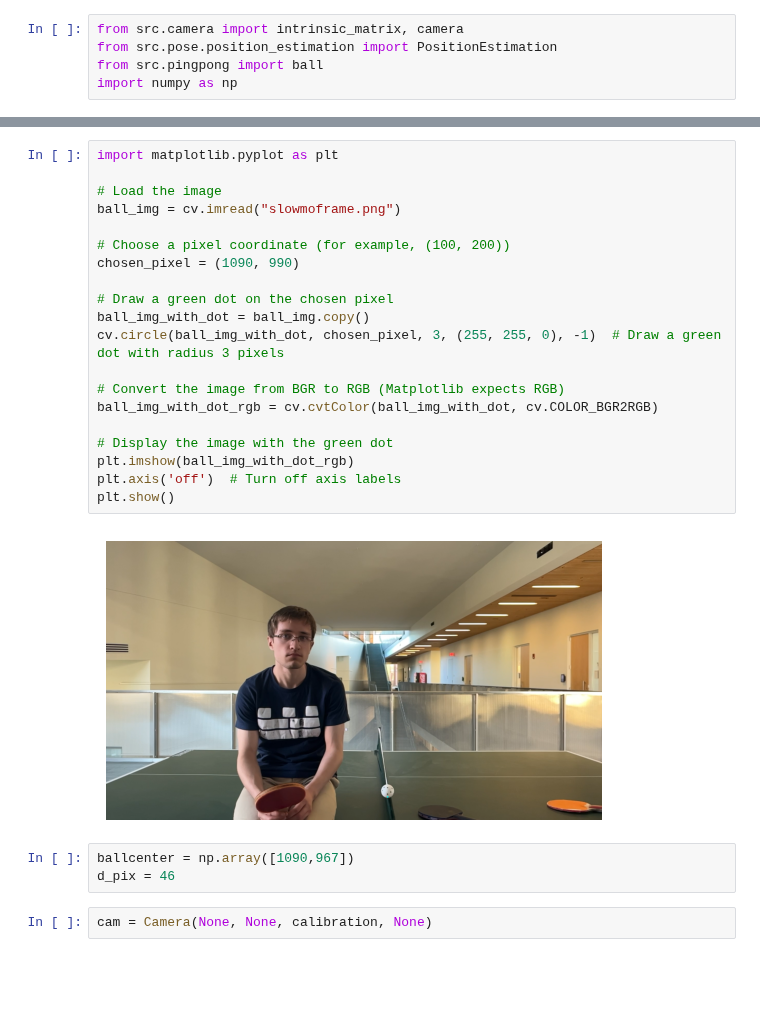
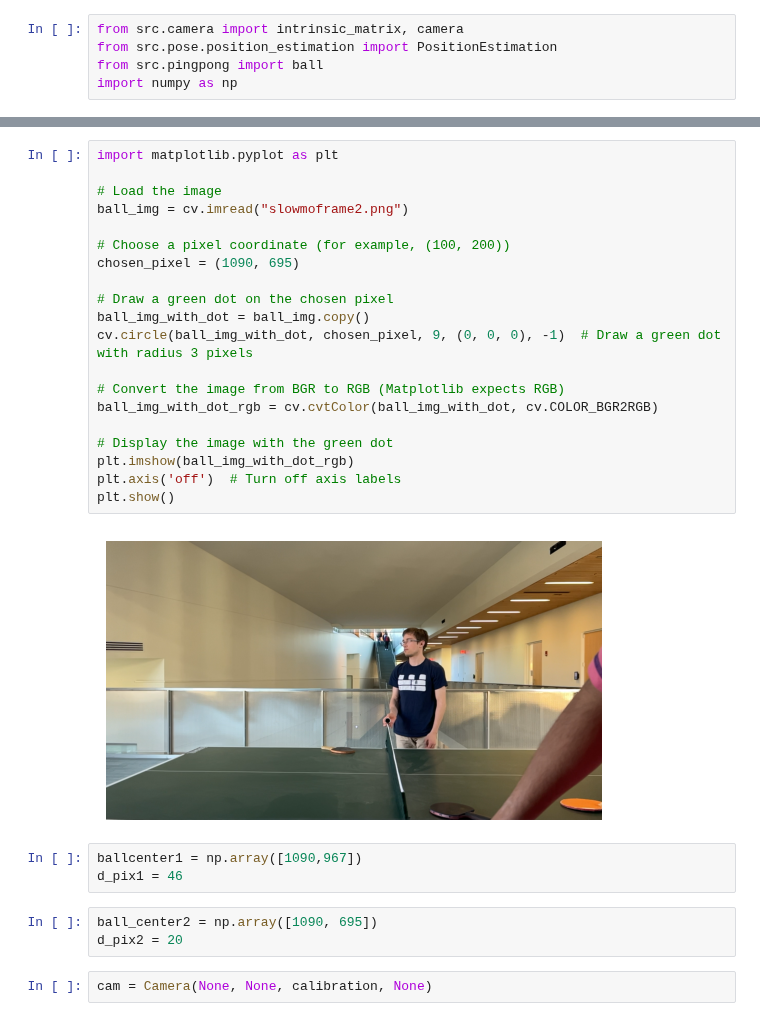
Before and after one commit to Priyanshu4/PingPongTracking, a Jupyter notebook: notebooks/testcamerapos.ipynb, the cells around one changed output, grey strips where cells are left out. Drawn from its saved outputs; the diff is of its cells as text; blank space fills up the shorter version.

```diff
--- a/notebooks/testcamerapos.ipynb
+++ b/notebooks/testcamerapos.ipynb
@@ -30,28 +30,31 @@ array([[2.34065029e+03, 0.00000000e+00, 1.50078994e+03],
 # %%
 import matplotlib.pyplot as plt
 
 # Load the image
-ball_img = cv.imread("slowmoframe.png")
+ball_img = cv.imread("slowmoframe2.png")
 
 # Choose a pixel coordinate (for example, (100, 200))
-chosen_pixel = (1090, 990)
+chosen_pixel = (1090, 695)
 
 # Draw a green dot on the chosen pixel
 ball_img_with_dot = ball_img.copy()
-cv.circle(ball_img_with_dot, chosen_pixel, 3, (255, 255, 0), -1)  # Draw a green dot with radius 3 pixels
+cv.circle(ball_img_with_dot, chosen_pixel, 9, (0, 0, 0), -1)  # Draw a green dot with radius 3 pixels
 
 # Convert the image from BGR to RGB (Matplotlib expects RGB)
 ball_img_with_dot_rgb = cv.cvtColor(ball_img_with_dot, cv.COLOR_BGR2RGB)
 
 # Display the image with the green dot
 plt.imshow(ball_img_with_dot_rgb)
 plt.axis('off')  # Turn off axis labels
 plt.show()
 # %% [output]
-[figure, old version]
+[figure, new version]
 # %%
-ballcenter = np.array([1090,967])
-d_pix = 46
+ballcenter1 = np.array([1090,967])
+d_pix1 = 46
+# %%
+ball_center2 = np.array([1090, 695])
+d_pix2 = 20
 # %%
 cam = Camera(None, None, calibration, None)
 # %%
```
Also changed, not shown: parts of 5 cells of this notebook, 3 other files.
